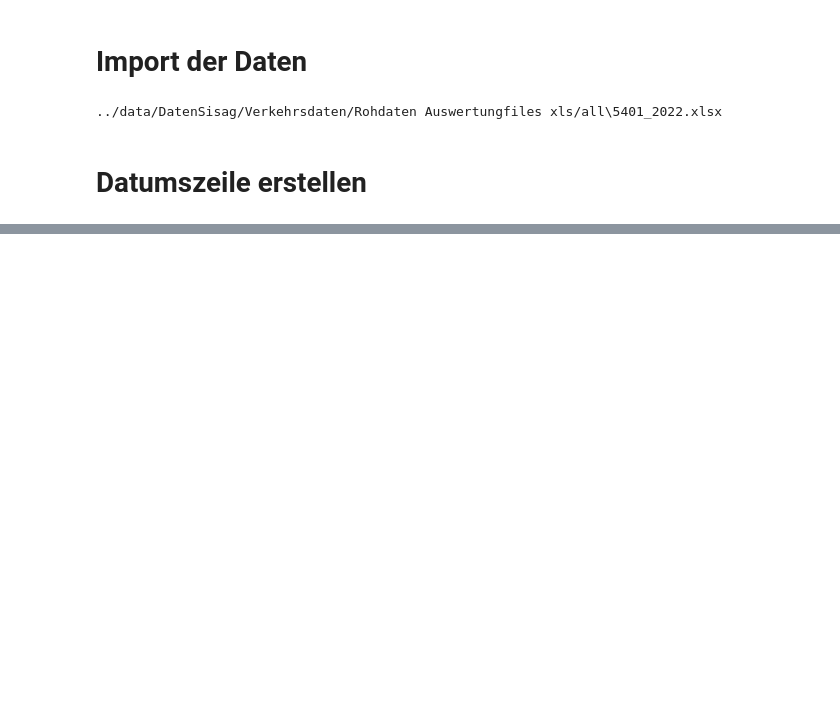
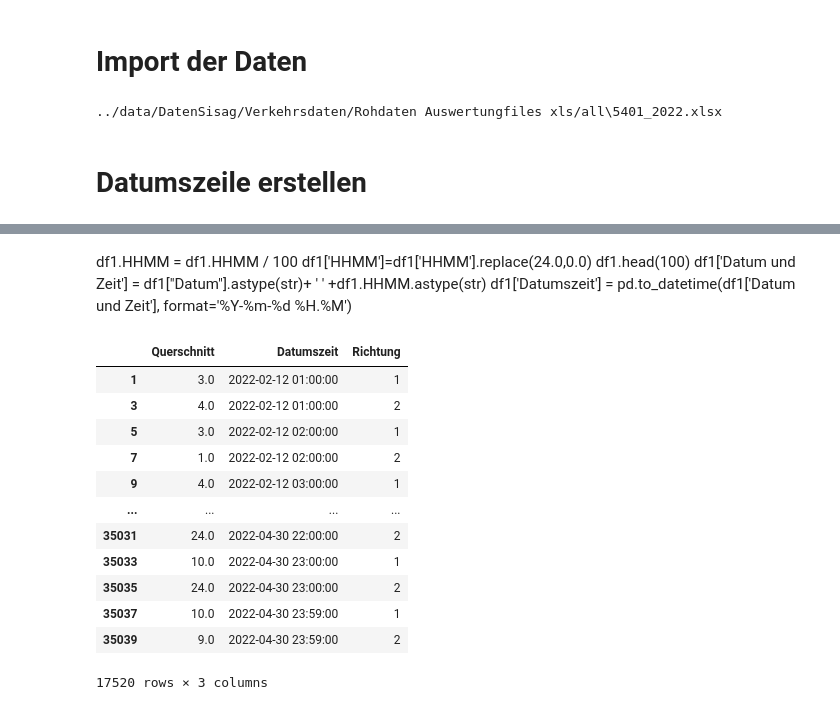
Before and after one commit to egglia/uri_verkehr, a Jupyter notebook: plot/Plot.ipynb, the cells around one changed output, grey strips where cells are left out. Drawn from its saved outputs; the diff is of its cells as text; code cells hidden in the pictures; blank space fills up the shorter version.

```diff
--- a/plot/Plot.ipynb
+++ b/plot/Plot.ipynb
@@ -67,0 +74,29 @@ df1
+# %% [markdown]
+df1.HHMM = df1.HHMM / 100
+df1['HHMM']=df1['HHMM'].replace(24.0,0.0)
+df1.head(100)
+df1['Datum und Zeit'] = df1["Datum"].astype(str)+ ' ' +df1.HHMM.astype(str)
+df1['Datumszeit'] = pd.to_datetime(df1['Datum und Zeit'], format='%Y-%m-%d %H.%M')
+# %%
+def delete_rows(df):
+    df = df[["Querschnitt","Datumszeit", "Richtung"]]
+    df = df[df['Querschnitt'].notna()]
+    return df
+
+df_erstfeld_silenen = delete_rows(df_erstfeld_silenen)
+df_silenen_amsteg = delete_rows(df_silenen_amsteg)
+df_silenen_amsteg
+# %% [output]
+|  | Querschnitt | Datumszeit | Richtung |
+| 1 | 3.0 | 2022-02-12 01:00:00 | 1 |
+| 3 | 4.0 | 2022-02-12 01:00:00 | 2 |
+| 5 | 3.0 | 2022-02-12 02:00:00 | 1 |
+| 7 | 1.0 | 2022-02-12 02:00:00 | 2 |
+| 9 | 4.0 | 2022-02-12 03:00:00 | 1 |
+| ... | ... | ... | ... |
+| 35031 | 24.0 | 2022-04-30 22:00:00 | 2 |
+| 35033 | 10.0 | 2022-04-30 23:00:00 | 1 |
+| 35035 | 24.0 | 2022-04-30 23:00:00 | 2 |
+| 35037 | 10.0 | 2022-04-30 23:59:00 | 1 |
+| 35039 | 9.0 | 2022-04-30 23:59:00 | 2 |
+17520 rows × 3 columns
```
Also changed, not shown: parts of 11 cells of this notebook.
